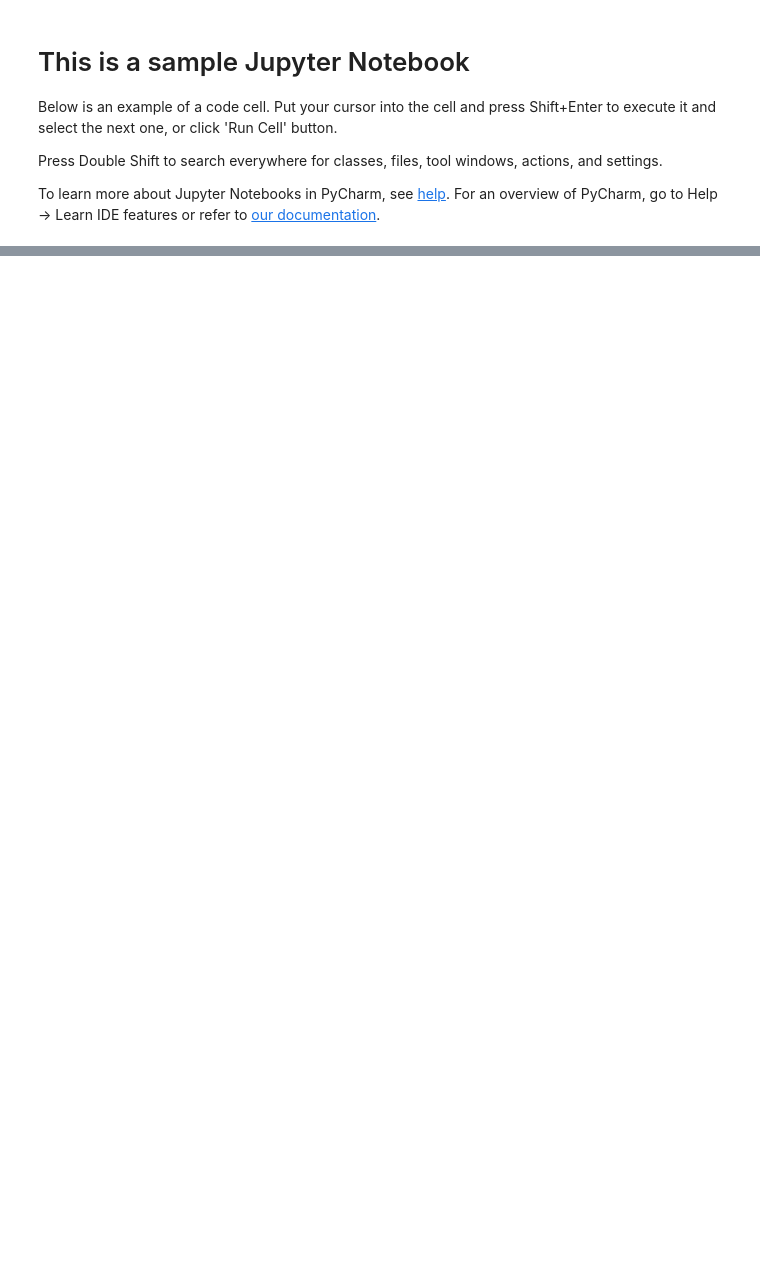
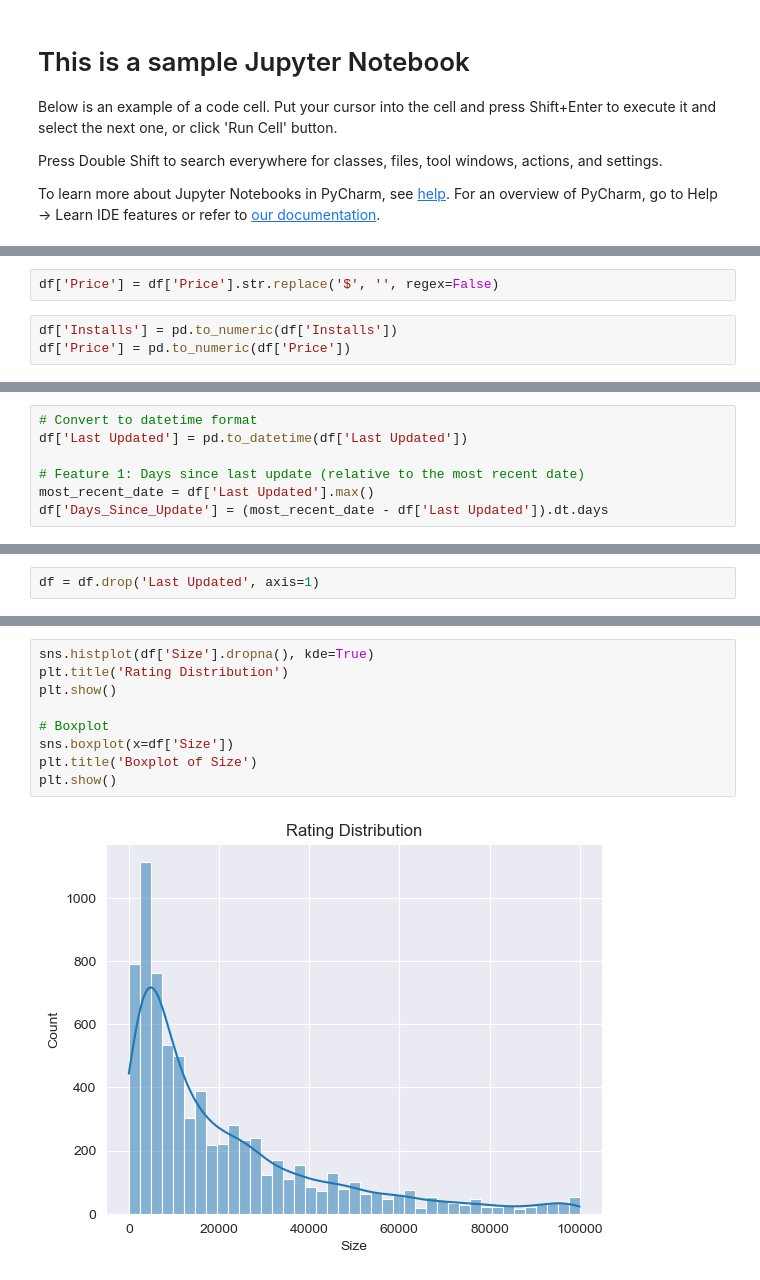
Before and after one commit to tob-git/App-Rating-Competition, a Jupyter notebook: sample.ipynb, the cells around one changed output, grey strips where cells are left out. Drawn from its saved outputs; the diff is of its cells as text; blank space fills up the shorter version.

```diff
--- a/sample.ipynb
+++ b/sample.ipynb
@@ -55,0 +147,5 @@ df.sample(5)
+# %%
+df['Price'] = df['Price'].str.replace('$', '', regex=False)
+# %%
+df['Installs'] = pd.to_numeric(df['Installs'])
+df['Price'] = pd.to_numeric(df['Price'])
@@ -55,0 +197,7 @@ df.sample(5)
+# %%
+# Convert to datetime format
+df['Last Updated'] = pd.to_datetime(df['Last Updated'])
+
+# Feature 1: Days since last update (relative to the most recent date)
+most_recent_date = df['Last Updated'].max()
+df['Days_Since_Update'] = (most_recent_date - df['Last Updated']).dt.days
@@ -55,0 +213,2 @@ df.sample(5)
+# %%
+df = df.drop('Last Updated', axis=1)
@@ -55,0 +256,11 @@ df.sample(5)
+# %%
+sns.histplot(df['Size'].dropna(), kde=True)
+plt.title('Rating Distribution')
+plt.show()
+
+# Boxplot
+sns.boxplot(x=df['Size'])
+plt.title('Boxplot of Size')
+plt.show()
+# %% [output]
+[figure, added]
```
Also changed, not shown: parts of 87 cells of this notebook.
